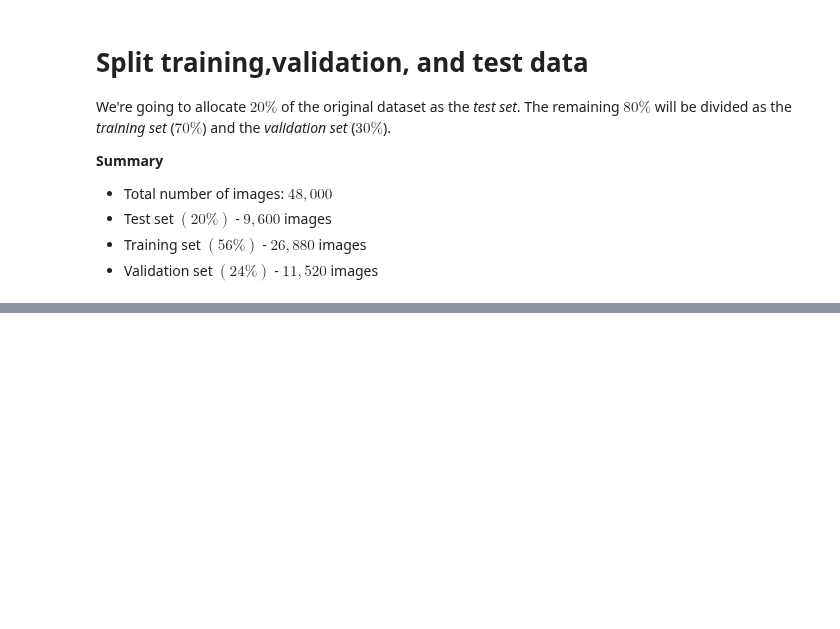
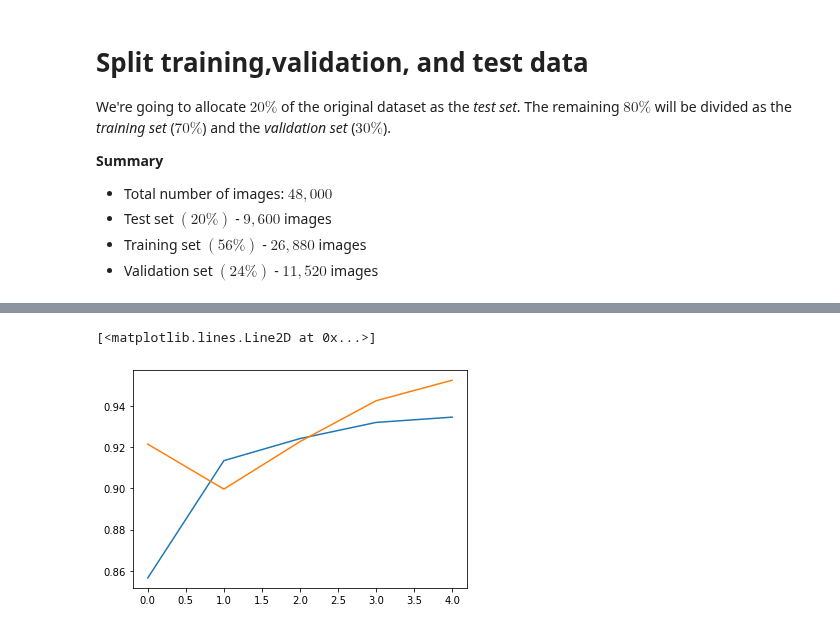
Before and after one commit to poolGolez/project-roosevelt, a Jupyter notebook: close-open-close-open.ipynb, the cells around one changed output, grey strips where cells are left out. Cells and saved outputs as stored; diff of their text form; code cells hidden in the pictures; blank space fills up the shorter version.

```diff
--- a/close-open-close-open.ipynb
+++ b/close-open-close-open.ipynb
@@ -139,0 +162,19 @@ split_dataset(INPUT_DIR, "closed_eye")
+# %%
+baseline_model = tf.keras.Sequential([
+    tf.keras.layers.Dense(10, activation="relu",
+                          input_shape=(IMG_TARGET_SIZE[0], IMG_TARGET_SIZE[1], 3)),
+    tf.keras.layers.Flatten(),
+    tf.keras.layers.Dense(1, activation="sigmoid")
+])
+
+baseline_model.compile(
+    loss=tf.keras.losses.BinaryCrossentropy(),
+    optimizer=tf.keras.optimizers.Adam(),
+    metrics=["accuracy"]
+)
+
+baseline_history = baseline_model.fit(train_data,
+                                      epochs=5,
+                                      steps_per_epoch=len(train_data),
+                                      validation_data=valid_data,
+                                      validation_steps=len(valid_data))
@@ -139,0 +205,6 @@ split_dataset(INPUT_DIR, "closed_eye")
+# %%
+plt.plot(baseline_history.history['accuracy'])
+plt.plot(baseline_history.history['val_accuracy'])
+# %% [output]
+[<matplotlib.lines.Line2D at 0x...>]
+[figure, added]
```
Also changed, not shown: parts of 8 cells of this notebook.
